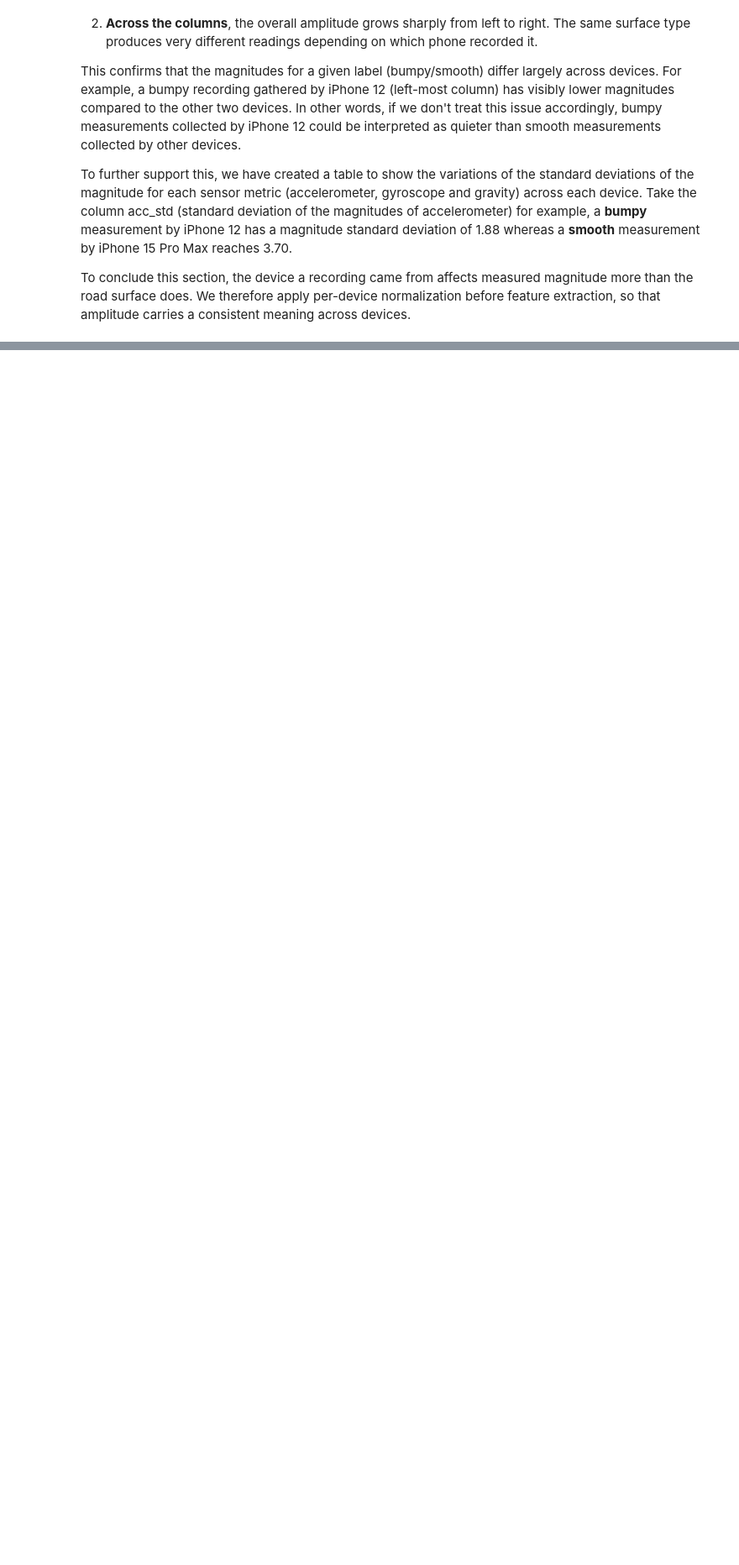
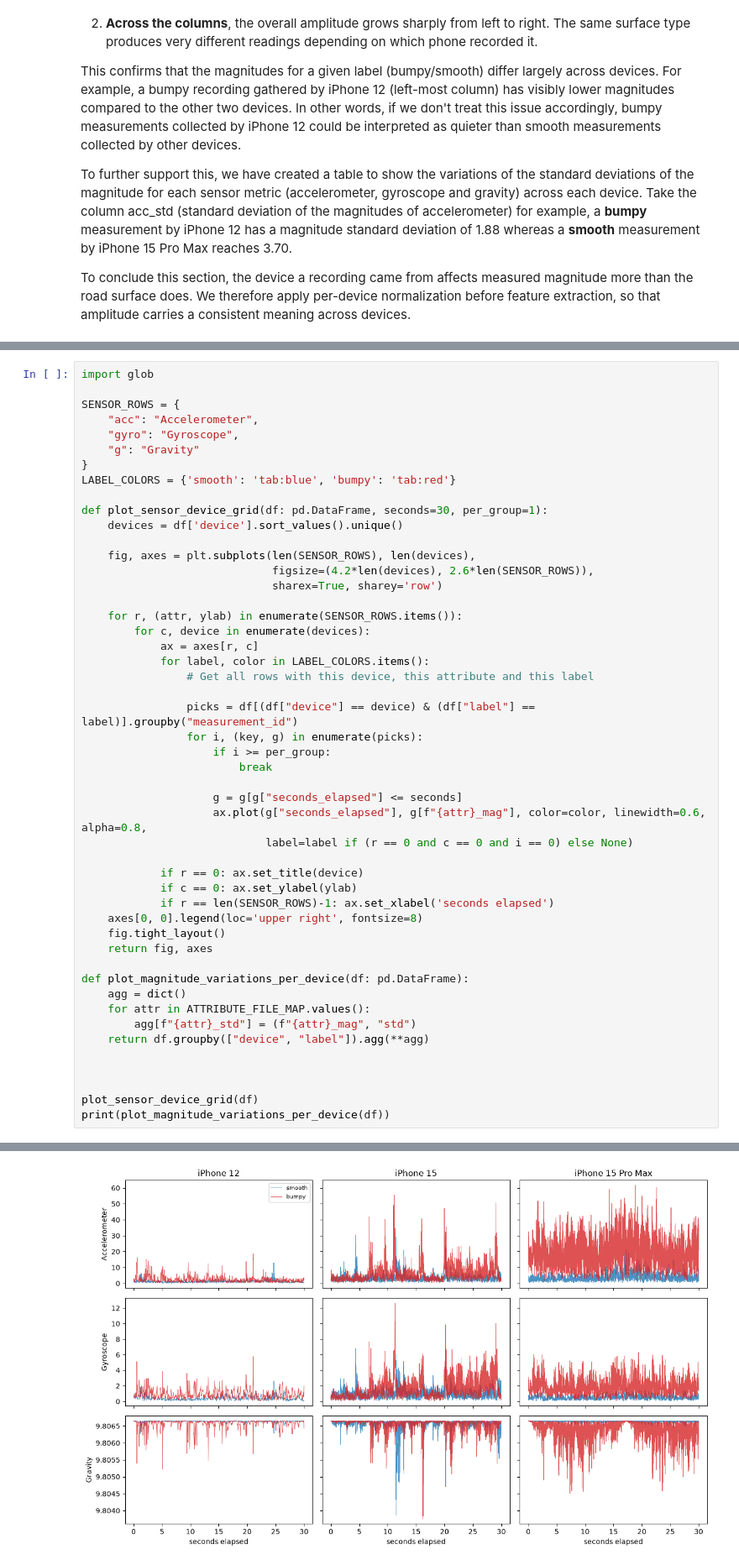
Before and after one commit to dhafinrizaldi/tue-5are0-bike-lane-quality, a Jupyter notebook: group11.ipynb, the cells around one changed output, grey strips where cells are left out. Shown at 84% size. Cells and saved outputs as stored; diff of their text form; blank space fills up the shorter version.

```diff
--- a/group11.ipynb
+++ b/group11.ipynb
@@ -341,0 +272,50 @@ plot_magnitude_variations_per_device(df)
+# %%
+import glob
+
+SENSOR_ROWS = {
+    "acc": "Accelerometer",
+    "gyro": "Gyroscope",
+    "g": "Gravity"
+}
+LABEL_COLORS = {'smooth': 'tab:blue', 'bumpy': 'tab:red'}
+
+def plot_sensor_device_grid(df: pd.DataFrame, seconds=30, per_group=1):
+    devices = df['device'].sort_values().unique()
+
+    fig, axes = plt.subplots(len(SENSOR_ROWS), len(devices),
+                             figsize=(4.2*len(devices), 2.6*len(SENSOR_ROWS)),
+                             sharex=True, sharey='row')
+
+    for r, (attr, ylab) in enumerate(SENSOR_ROWS.items()):
+        for c, device in enumerate(devices):
+            ax = axes[r, c]
+            for label, color in LABEL_COLORS.items():
+                # Get all rows with this device, this attribute and this label
+
+                picks = df[(df["device"] == device) & (df["label"] == label)].groupby("measurement_id")
+                for i, (key, g) in enumerate(picks):
+                    if i >= per_group:
+                        break
+
+                    g = g[g["seconds_elapsed"] <= seconds]
+                    ax.plot(g["seconds_elapsed"], g[f"{attr}_mag"], color=color, linewidth=0.6, alpha=0.8,
+                            label=label if (r == 0 and c == 0 and i == 0) else None)
+
+            if r == 0: ax.set_title(device)
+            if c == 0: ax.set_ylabel(ylab)
+            if r == len(SENSOR_ROWS)-1: ax.set_xlabel('seconds elapsed')
+    axes[0, 0].legend(loc='upper right', fontsize=8)
+    fig.tight_layout()
+    return fig, axes
+
+def plot_magnitude_variations_per_device(df: pd.DataFrame):
+    agg = dict()
+    for attr in ATTRIBUTE_FILE_MAP.values():
+        agg[f"{attr}_std"] = (f"{attr}_mag", "std")
+    return df.groupby(["device", "label"]).agg(**agg)
+
+
+
+plot_sensor_device_grid(df)
+print(plot_magnitude_variations_per_device(df))
+# %% [output]
@@ -341,0 +330 @@ plot_magnitude_variations_per_device(df)
+[figure, new version]
```
Also changed, not shown: parts of 5 cells of this notebook.
